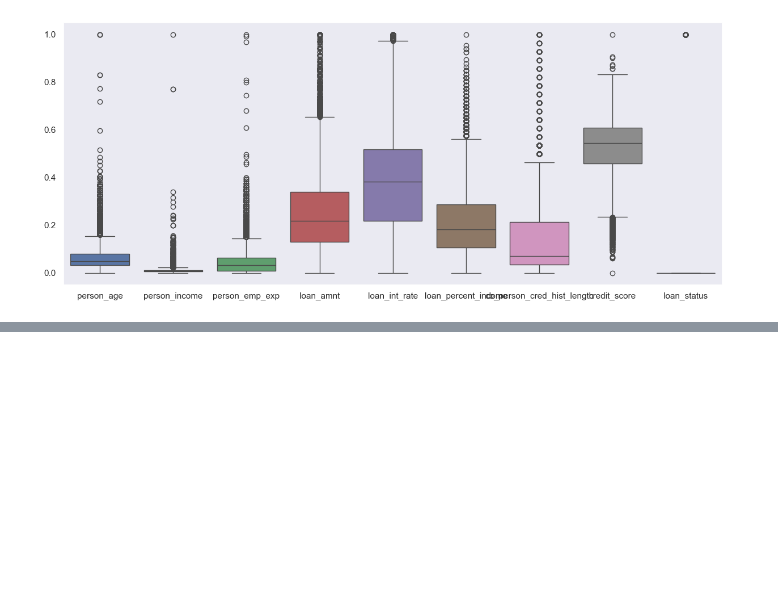
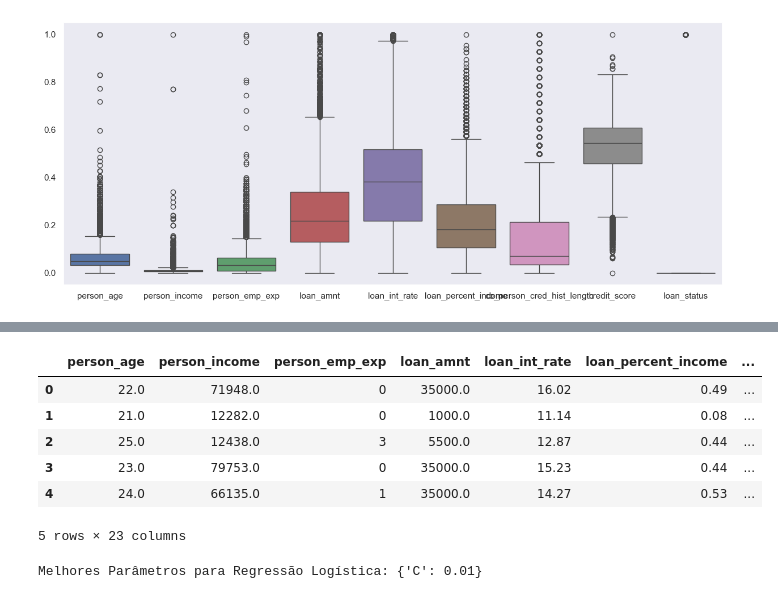
Before and after one commit to davi873/loan-approval-prediction, a Jupyter notebook: index.ipynb, the cells around one changed output, grey strips where cells are left out. Cells and saved outputs as stored; diff of their text form; code cells hidden in the pictures; blank space fills up the shorter version.

```diff
--- a/index.ipynb
+++ b/index.ipynb
@@ -110,0 +264,15 @@ plt.show()
+# %%
+
+from sklearn.model_selection import train_test_split, GridSearchCV
+from sklearn.linear_model import LogisticRegression
+from sklearn.ensemble import RandomForestClassifier
+from xgboost import XGBClassifier
+from sklearn.metrics import accuracy_score, precision_score, recall_score, f1_score, mean_absolute_error, mean_squared_error
+from sklearn.preprocessing import StandardScaler
+
+# Carregar o dataset
+file_path = './datasets/processed_loan_data.csv'
+data = pd.read_csv(file_path)
+
+# Exibir as primeiras linhas para entender a estrutura do dataset
+data.head()
@@ -110,0 +286,23 @@ plt.show()
+# %%
+
+# Pré-processamento do dataset
+# Convertendo variáveis categóricas em numéricas usando variáveis dummy
+data = pd.get_dummies(data, drop_first=True)
+
+# Dividindo os dados em variáveis de características e variável alvo
+X = data.drop('loan_status', axis=1)
+y = data['loan_status']
+
+# Padronizando os dados para melhorar a performance dos modelos
+scaler = StandardScaler()
+X = scaler.fit_transform(X)
+
+data.head()
+# %% [output]
+|  | person_age | person_income | person_emp_exp | loan_amnt | loan_int_rate | loan_percent_income | ... |
+| 0 | 22.0 | 71948.0 | 0 | 35000.0 | 16.02 | 0.49 | ... |
+| 1 | 21.0 | 12282.0 | 0 | 1000.0 | 11.14 | 0.08 | ... |
+| 2 | 25.0 | 12438.0 | 3 | 5500.0 | 12.87 | 0.44 | ... |
+| 3 | 23.0 | 79753.0 | 0 | 35000.0 | 15.23 | 0.44 | ... |
+| 4 | 24.0 | 66135.0 | 1 | 35000.0 | 14.27 | 0.53 | ... |
+5 rows × 23 columns
@@ -110,0 +312,13 @@ plt.show()
+# %%
+# Tarefa 1: Treinando Diferentes Modelos
+
+# 1a: Regressão Logística - Ajuste de Hiperparâmetros
+log_reg = LogisticRegression(max_iter=1000, random_state=42)
+param_grid_lr = {'C': [0.01, 0.1, 1, 10, 100]}
+grid_search_lr = GridSearchCV(log_reg, param_grid_lr, cv=5, scoring='accuracy')
+grid_search_lr.fit(X_train, y_train)
+
+best_lr = grid_search_lr.best_estimator_
+print("Melhores Parâmetros para Regressão Logística:", grid_search_lr.best_params_)
+# %% [output]
+Melhores Parâmetros para Regressão Logística: {'C': 0.01}
```
Also changed, not shown: parts of 21 cells of this notebook, 2 other files.
